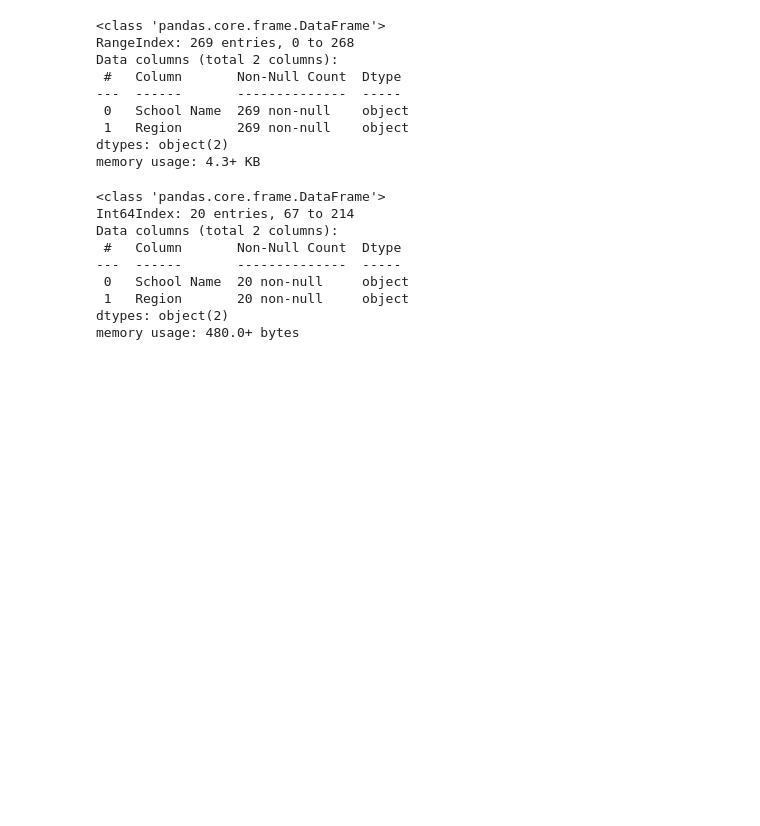
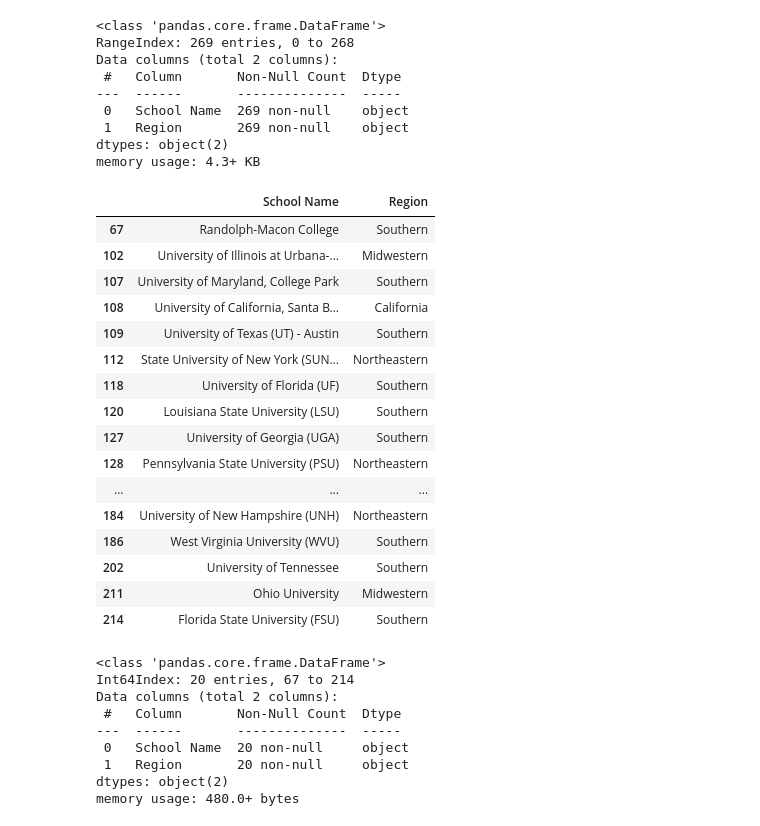
Before and after one commit to Narula901/Python-Library, a Jupyter notebook: Pandas/Working with different Dataframes (Rename).ipynb, the cells around one changed output. Cells and saved outputs as stored; diff of their text form; code cells hidden in the pictures; blank space fills up the shorter version.

```diff
--- a/Pandas/Working with different Dataframes (Rename).ipynb
+++ b/Pandas/Working with different Dataframes (Rename).ipynb
@@ -655,7 +714,7 @@ pd.concat([Eng_Demo, Ivies_Dataset])
 # %% [markdown]
 ### Lecture 158 - Merge Method
 # %%
-regions = pd.read_csv("D:\\Data for Preprocessing\\regions.csv")
+regions = pd.read_csv("D:\\karan data\\Data for Preprocessing\\regions.csv")
 regions
 # %% [output]
 |  | School Name | Region |
@@ -687,6 +746,26 @@ Data columns (total 2 columns):
  1   Region       269 non-null    object
 dtypes: object(2)
 memory usage: 4.3+ KB
+# %%
+regions[regions.duplicated(subset = 'School Name', keep = 'first')]
+# %% [output]
+|  | School Name | Region |
+| 67 | Randolph-Macon College | Southern |
+| 102 | University of Illinois at Urbana-... | Midwestern |
+| 107 | University of Maryland, College Park | Southern |
+| 108 | University of California, Santa B... | California |
+| 109 | University of Texas (UT) - Austin | Southern |
+| 112 | State University of New York (SUN... | Northeastern |
+| 118 | University of Florida (UF) | Southern |
+| 120 | Louisiana State University (LSU) | Southern |
+| 127 | University of Georgia (UGA) | Southern |
+| 128 | Pennsylvania State University (PSU) | Northeastern |
+| ... | ... | ... |
+| 184 | University of New Hampshire (UNH) | Northeastern |
+| 186 | West Virginia University (WVU) | Southern |
+| 202 | University of Tennessee | Southern |
+| 211 | Ohio University | Midwestern |
+| 214 | Florida State University (FSU) | Southern |
 # %%
 regions[regions.duplicated(subset = 'School Name', keep = 'first')].info()
 # %% [output]
```
Also changed, not shown: parts of 20 cells of this notebook.
